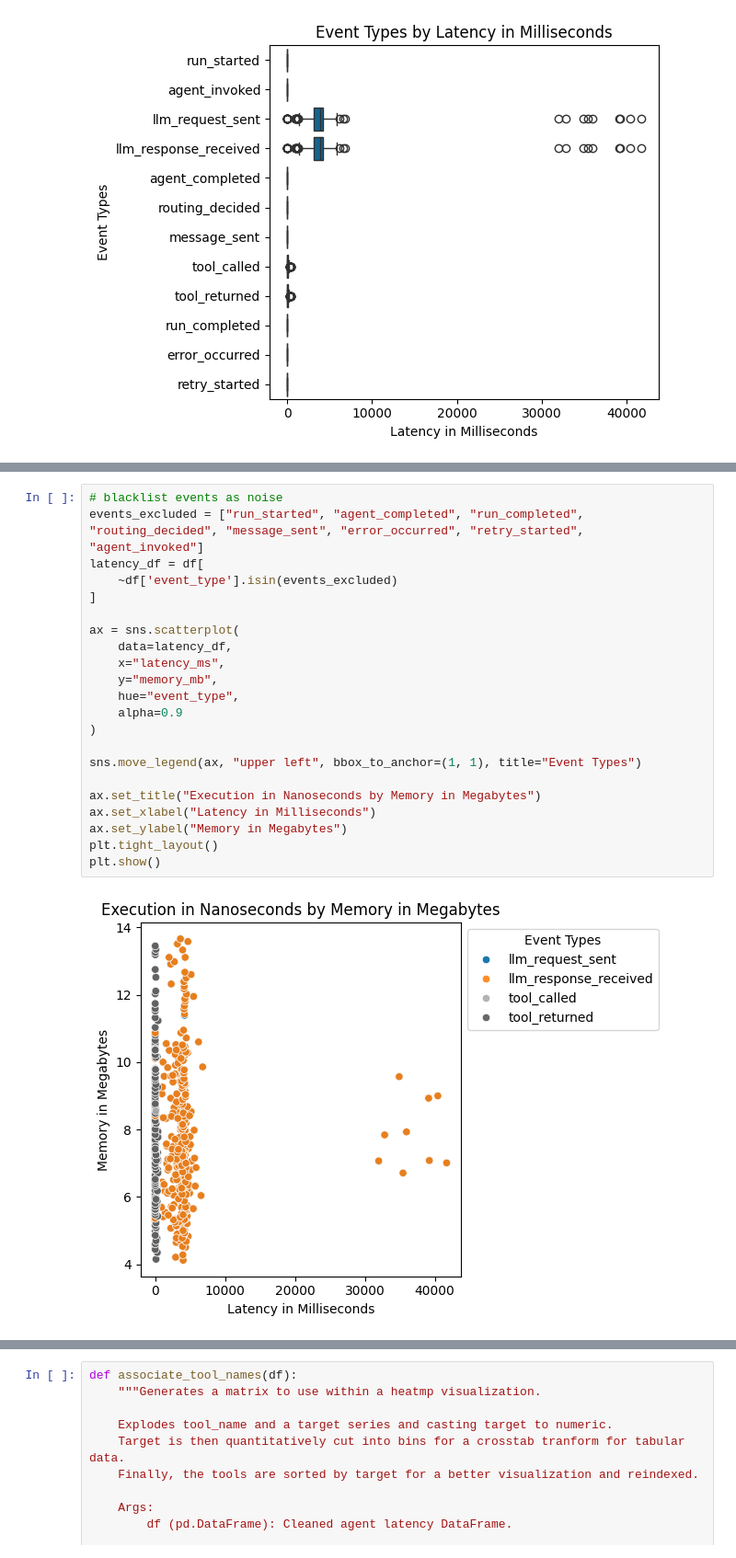
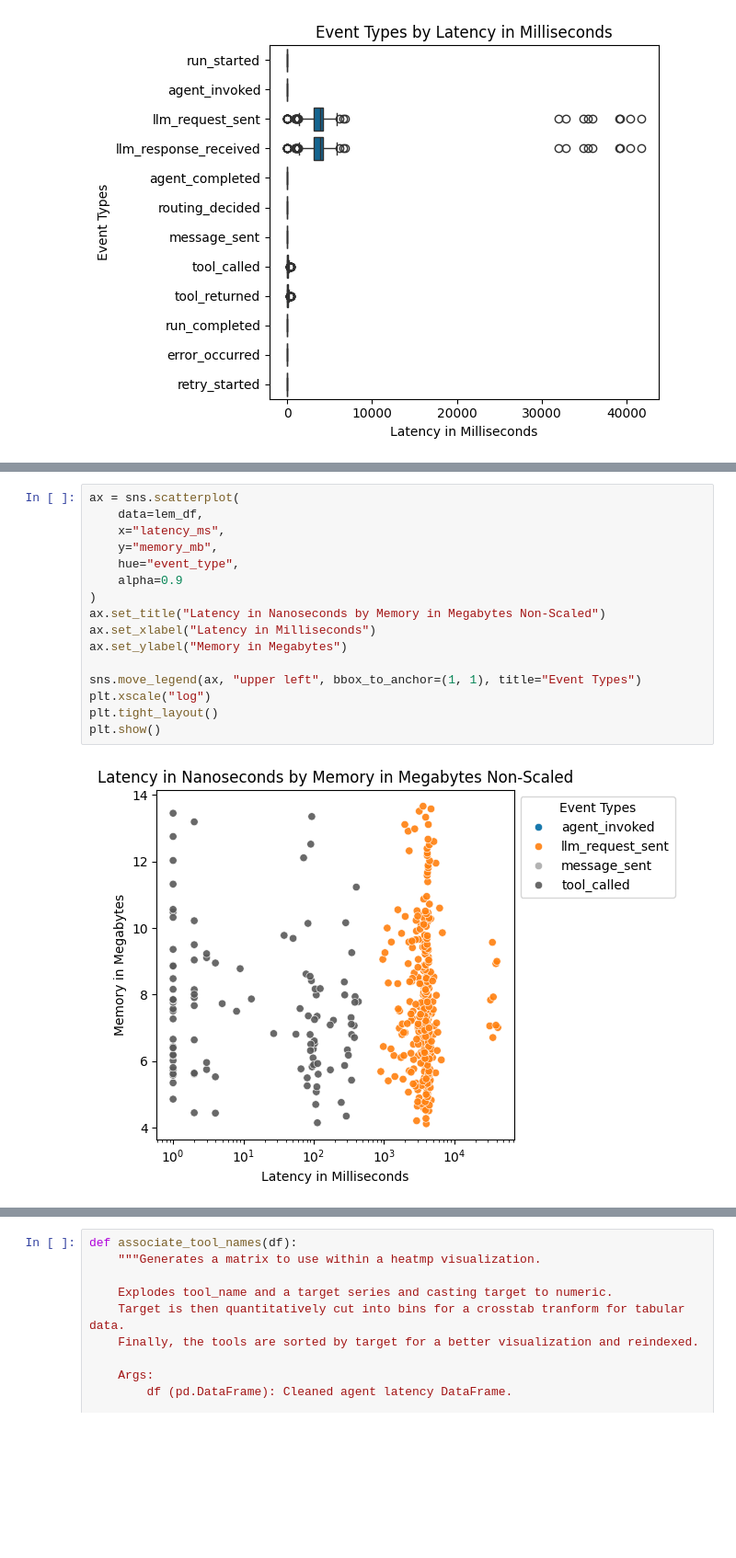
Before and after one commit to KirkKennedyLincoln/statistical-analysis-project, a Jupyter notebook: analysis.ipynb, the cells around one changed output, grey strips where cells are left out. Shown at 92% size. Cells and saved outputs as stored; diff of their text form; blank space fills up the shorter version.

```diff
--- a/analysis.ipynb
+++ b/analysis.ipynb
@@ -65,26 +121,20 @@ plt.show()
 # %%
-# blacklist events as noise
-events_excluded = ["run_started", "agent_completed", "run_completed", "routing_decided", "message_sent", "error_occurred", "retry_started", "agent_invoked"]
-latency_df = df[
-    ~df['event_type'].isin(events_excluded)
-]
-
 ax = sns.scatterplot(
-    data=latency_df,
+    data=lem_df,
     x="latency_ms",
     y="memory_mb",
     hue="event_type",
     alpha=0.9
 )
+ax.set_title("Latency in Nanoseconds by Memory in Megabytes Non-Scaled")
+ax.set_xlabel("Latency in Milliseconds")
+ax.set_ylabel("Memory in Megabytes")
 
 sns.move_legend(ax, "upper left", bbox_to_anchor=(1, 1), title="Event Types")
-
-ax.set_title("Execution in Nanoseconds by Memory in Megabytes")
-ax.set_xlabel("Latency in Milliseconds")
-ax.set_ylabel("Memory in Megabytes")
+plt.xscale("log")
 plt.tight_layout()
 plt.show()
 # %% [output]
-[figure, old version]
+[figure, new version]
 # %%
 # blacklist events as noise
```
Also changed, not shown: parts of 9 cells of this notebook.
